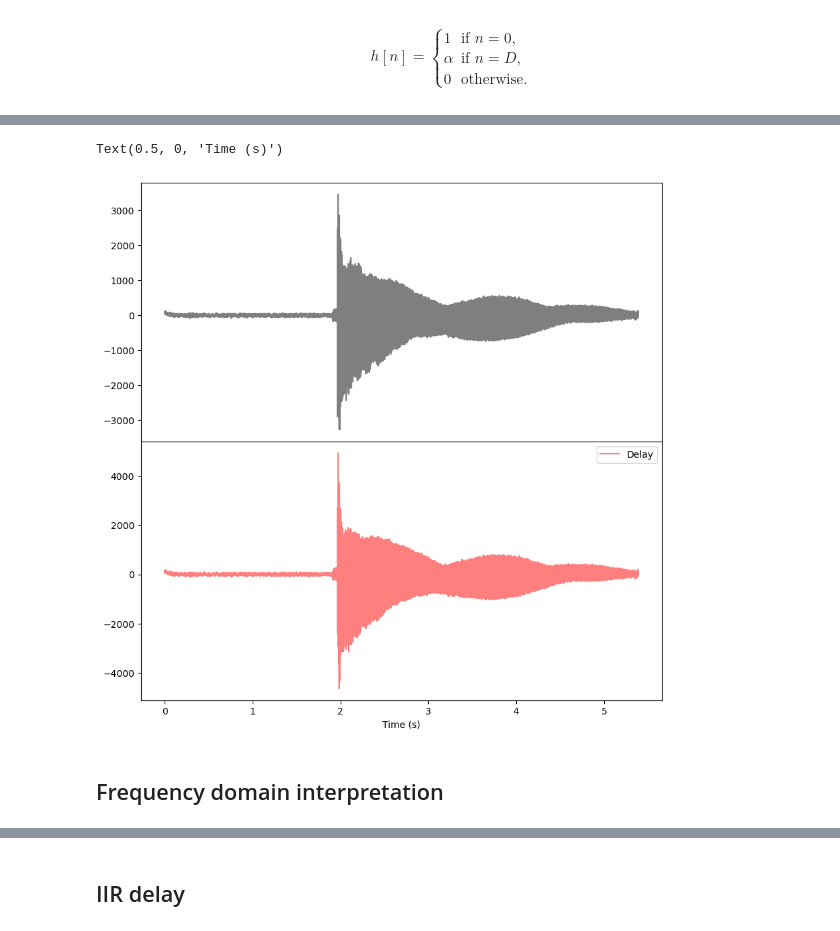
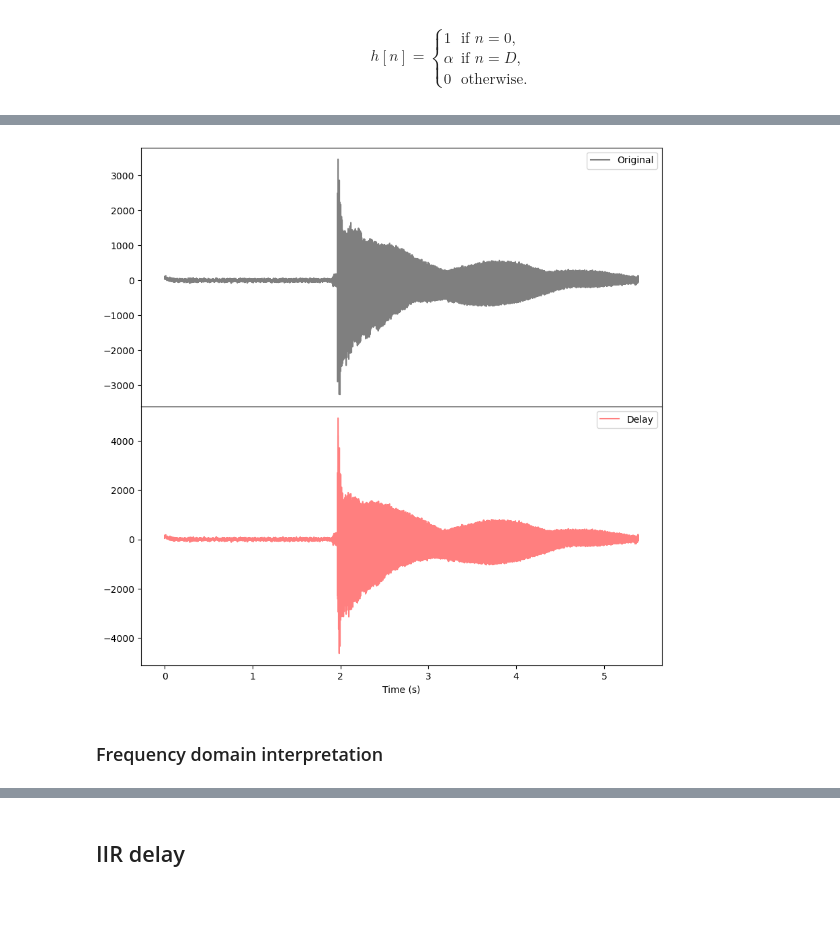
Before and after one commit to diegotg2000/SignalProcessing, a Jupyter notebook: H2/filtering_audio.ipynb, the cells around one changed output, grey strips where cells are left out. Cells and saved outputs as stored; diff of their text form; code cells hidden in the pictures; blank space fills up the shorter version.

Commit message:
audio and image filtering almost ready

```diff
--- a/H2/filtering_audio.ipynb
+++ b/H2/filtering_audio.ipynb
@@ -42,19 +61,20 @@ delay = delay_filter_fir(audio)
 # %%
 # Plotting
 t = np.linspace(0, len(audio)/sr, len(audio))
 
 fig, (ax1, ax2) = plt.subplots(2, 1, figsize=(10, 10), sharex=True, gridspec_kw={'hspace': 0})
 
 ax1.plot(t, audio, label='Original', alpha=0.5, c='black')
+ax1.legend()
 ax2.plot(t, delay, label='Delay', alpha=0.5, c='red')
 plt.legend()
 
 plt.xlabel('Time (s)')
+plt.show()
 # %% [output]
-Text(0.5, 0, 'Time (s)')
-[figure, old version]
+[figure, new version]
 # %% [markdown]
-## Frequency domain interpretation
+### Frequency domain interpretation
 # %%
 def fourier_transform(signal):
     N = len(signal)
```
Also changed, not shown: parts of 35 cells of this notebook, 1 other file.
